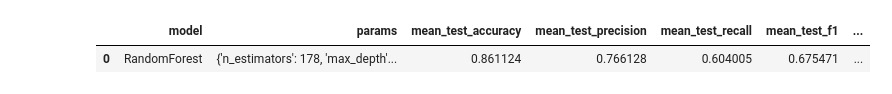
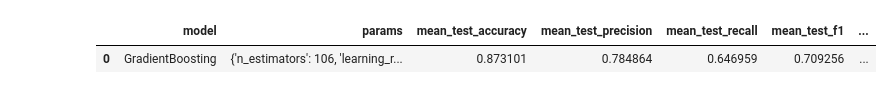
Before and after one commit to Albert-Gamarro/course-applied-machine-learning-ensemble-learning, a Jupyter notebook: notebooks/overfit_analysis.ipynb, the cells around one changed output. Drawn from its saved outputs; the diff is of its cells as text; code cells hidden in the pictures.

```diff
--- a/notebooks/overfit_analysis.ipynb
+++ b/notebooks/overfit_analysis.ipynb
@@ -11,13 +11,13 @@ from optuna.visualization import plot_param_importances, plot_parallel_coordinat
 from models.utils.common import get_project_root, parse_params
 # %%
 # Load results
-experiment_name = "v1_initial_run"
+experiment_name = "v2_run"
 results_dir = os.path.join(get_project_root(), "results", experiment_name)
 results = pd.read_csv(os.path.join(results_dir, "optuna_results.csv"))
 results.head(1)
 # %% [output]
 |  | model | params | mean_test_accuracy | mean_test_precision | mean_test_recall | mean_test_f1 | ... |
-| 0 | RandomForest | {'n_estimators': 178, 'max_depth'... | 0.861124 | 0.766128 | 0.604005 | 0.675471 | ... |
+| 0 | GradientBoosting | {'n_estimators': 106, 'learning_r... | 0.873101 | 0.784864 | 0.646959 | 0.709256 | ... |
 # %%
 results.groupby("model")[["mean_test_f1", "mean_test_accuracy",
                                  "mean_test_precision", "mean_test_recall",
```
Also changed, not shown: parts of 5 cells of this notebook, 44 other files.
